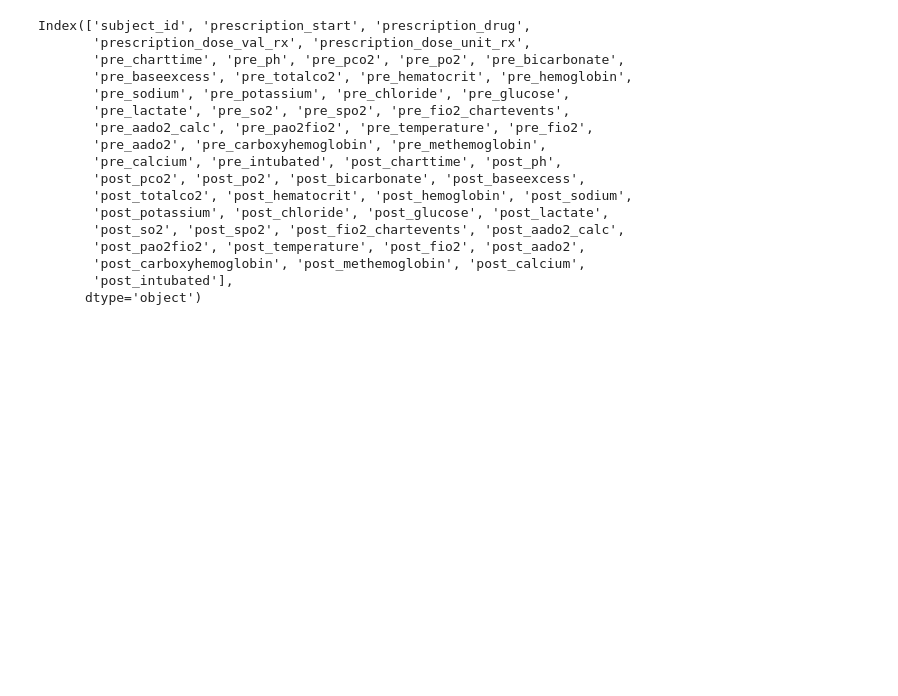
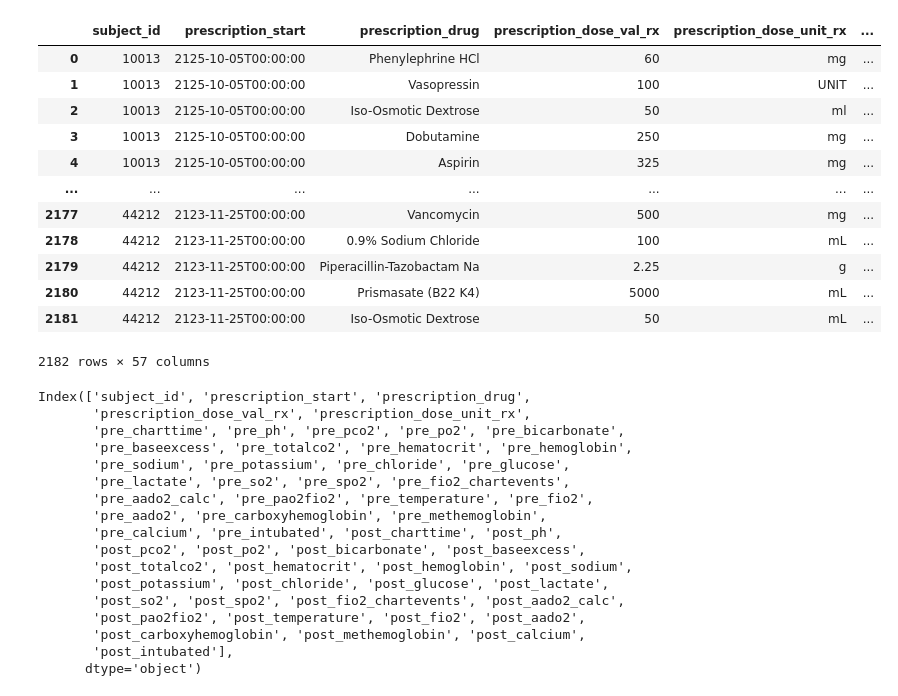
Before and after one commit to vaipos/Blue-Blood-ACM-Research, a Jupyter notebook: bb-dev-advay.ipynb, the cells around one changed output. Cells and saved outputs as stored; diff of their text form; code cells hidden in the pictures; blank space fills up the shorter version.

```diff
--- a/bb-dev-advay.ipynb
+++ b/bb-dev-advay.ipynb
@@ -27,5 +27,5 @@ csv_content = response["Body"].read().decode("utf-8")
 df = pd.read_csv(StringIO(csv_content))
 
 # Print DataFrame
-print(df)
+df
 # %% [output]
@@ -49,3 +33,16 @@ print(df)
+|  | subject_id | prescription_start | prescription_drug | prescription_dose_val_rx | prescription_dose_unit_rx | ... |
+| 0 | 10013 | 2125-10-05T00:00:00 | Phenylephrine HCl | 60 | mg | ... |
+| 1 | 10013 | 2125-10-05T00:00:00 | Vasopressin | 100 | UNIT | ... |
+| 2 | 10013 | 2125-10-05T00:00:00 | Iso-Osmotic Dextrose | 50 | ml | ... |
+| 3 | 10013 | 2125-10-05T00:00:00 | Dobutamine | 250 | mg | ... |
+| 4 | 10013 | 2125-10-05T00:00:00 | Aspirin | 325 | mg | ... |
+| ... | ... | ... | ... | ... | ... | ... |
+| 2177 | 44212 | 2123-11-25T00:00:00 | Vancomycin | 500 | mg | ... |
+| 2178 | 44212 | 2123-11-25T00:00:00 | 0.9% Sodium Chloride | 100 | mL | ... |
+| 2179 | 44212 | 2123-11-25T00:00:00 | Piperacillin-Tazobactam Na | 2.25 | g | ... |
+| 2180 | 44212 | 2123-11-25T00:00:00 | Prismasate (B22 K4) | 5000 | mL | ... |
+| 2181 | 44212 | 2123-11-25T00:00:00 | Iso-Osmotic Dextrose | 50 | mL | ... |
+2182 rows × 57 columns
 # %%
 cols = df.columns
 print(cols)
```
Also changed, not shown: parts of 11 cells of this notebook, 1 other file.
